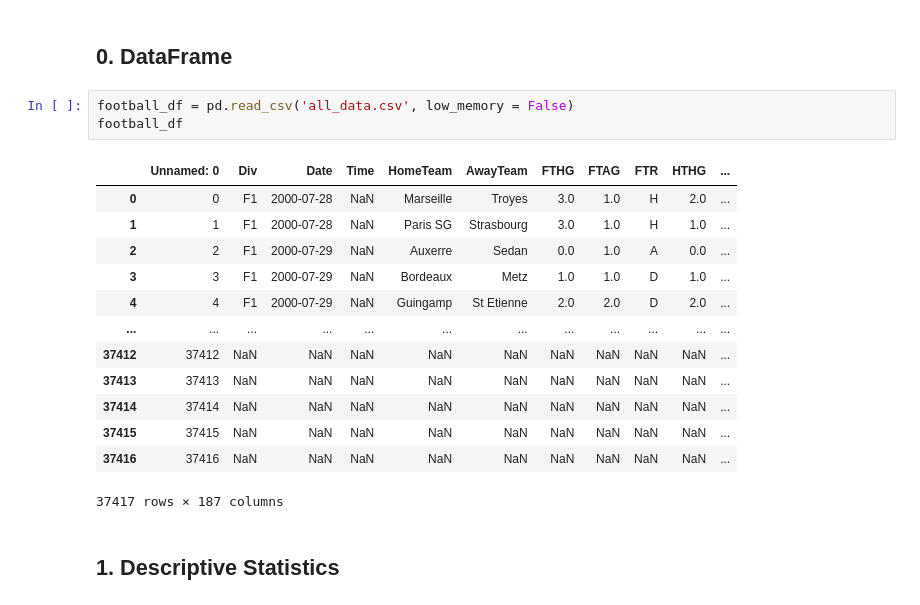
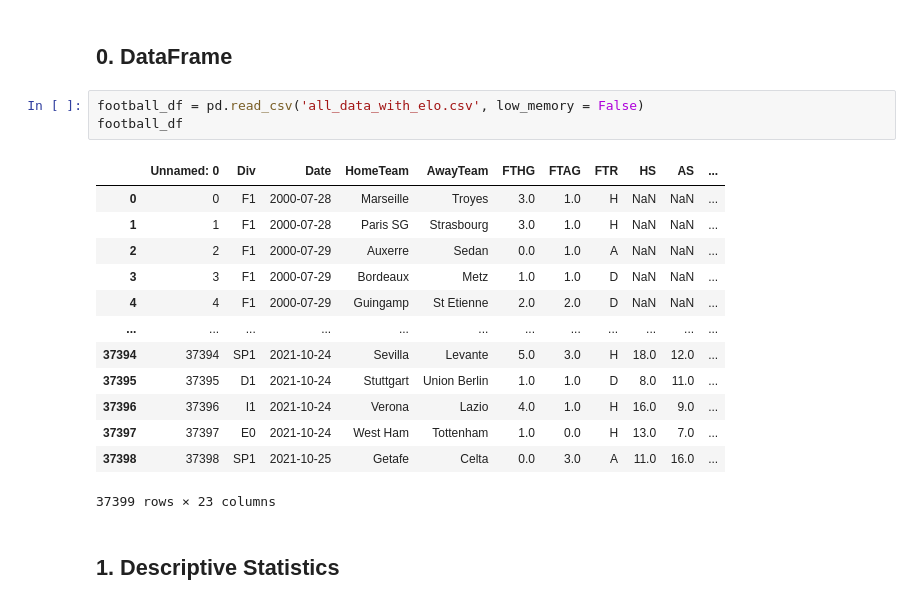
Before and after one commit to gefei456/orie4741-fp, a Jupyter notebook: logistic-regression.ipynb, the cells around one changed output. Saved outputs shown, nothing was run; the diff lists cells and outputs as text.

```diff
--- a/logistic-regression.ipynb
+++ b/logistic-regression.ipynb
@@ -5,22 +5,22 @@ import numpy as np
 # %% [markdown]
 ## 0. DataFrame
 # %%
-football_df = pd.read_csv('all_data.csv', low_memory = False)
+football_df = pd.read_csv('all_data_with_elo.csv', low_memory = False)
 football_df
 # %% [output]
-|  | Unnamed: 0 | Div | Date | Time | HomeTeam | AwayTeam | FTHG | FTAG | FTR | HTHG | ... |
-| 0 | 0 | F1 | 2000-07-28 | NaN | Marseille | Troyes | 3.0 | 1.0 | H | 2.0 | ... |
-| 1 | 1 | F1 | 2000-07-28 | NaN | Paris SG | Strasbourg | 3.0 | 1.0 | H | 1.0 | ... |
-| 2 | 2 | F1 | 2000-07-29 | NaN | Auxerre | Sedan | 0.0 | 1.0 | A | 0.0 | ... |
-| 3 | 3 | F1 | 2000-07-29 | NaN | Bordeaux | Metz | 1.0 | 1.0 | D | 1.0 | ... |
-| 4 | 4 | F1 | 2000-07-29 | NaN | Guingamp | St Etienne | 2.0 | 2.0 | D | 2.0 | ... |
+|  | Unnamed: 0 | Div | Date | HomeTeam | AwayTeam | FTHG | FTAG | FTR | HS | AS | ... |
+| 0 | 0 | F1 | 2000-07-28 | Marseille | Troyes | 3.0 | 1.0 | H | NaN | NaN | ... |
+| 1 | 1 | F1 | 2000-07-28 | Paris SG | Strasbourg | 3.0 | 1.0 | H | NaN | NaN | ... |
+| 2 | 2 | F1 | 2000-07-29 | Auxerre | Sedan | 0.0 | 1.0 | A | NaN | NaN | ... |
+| 3 | 3 | F1 | 2000-07-29 | Bordeaux | Metz | 1.0 | 1.0 | D | NaN | NaN | ... |
+| 4 | 4 | F1 | 2000-07-29 | Guingamp | St Etienne | 2.0 | 2.0 | D | NaN | NaN | ... |
 | ... | ... | ... | ... | ... | ... | ... | ... | ... | ... | ... | ... |
-| 37412 | 37412 | NaN | NaN | NaN | NaN | NaN | NaN | NaN | NaN | NaN | ... |
-| 37413 | 37413 | NaN | NaN | NaN | NaN | NaN | NaN | NaN | NaN | NaN | ... |
-| 37414 | 37414 | NaN | NaN | NaN | NaN | NaN | NaN | NaN | NaN | NaN | ... |
-| 37415 | 37415 | NaN | NaN | NaN | NaN | NaN | NaN | NaN | NaN | NaN | ... |
-| 37416 | 37416 | NaN | NaN | NaN | NaN | NaN | NaN | NaN | NaN | NaN | ... |
+| 37394 | 37394 | SP1 | 2021-10-24 | Sevilla | Levante | 5.0 | 3.0 | H | 18.0 | 12.0 | ... |
+| 37395 | 37395 | D1 | 2021-10-24 | Stuttgart | Union Berlin | 1.0 | 1.0 | D | 8.0 | 11.0 | ... |
+| 37396 | 37396 | I1 | 2021-10-24 | Verona | Lazio | 4.0 | 1.0 | H | 16.0 | 9.0 | ... |
+| 37397 | 37397 | E0 | 2021-10-24 | West Ham | Tottenham | 1.0 | 0.0 | H | 13.0 | 7.0 | ... |
+| 37398 | 37398 | SP1 | 2021-10-25 | Getafe | Celta | 0.0 | 3.0 | A | 11.0 | 16.0 | ... |
-37417 rows × 187 columns
+37399 rows × 23 columns
 # %% [markdown]
 ## 1. Descriptive Statistics
 # %% [markdown]
```
Also changed, not shown: parts of 23 cells of this notebook.
